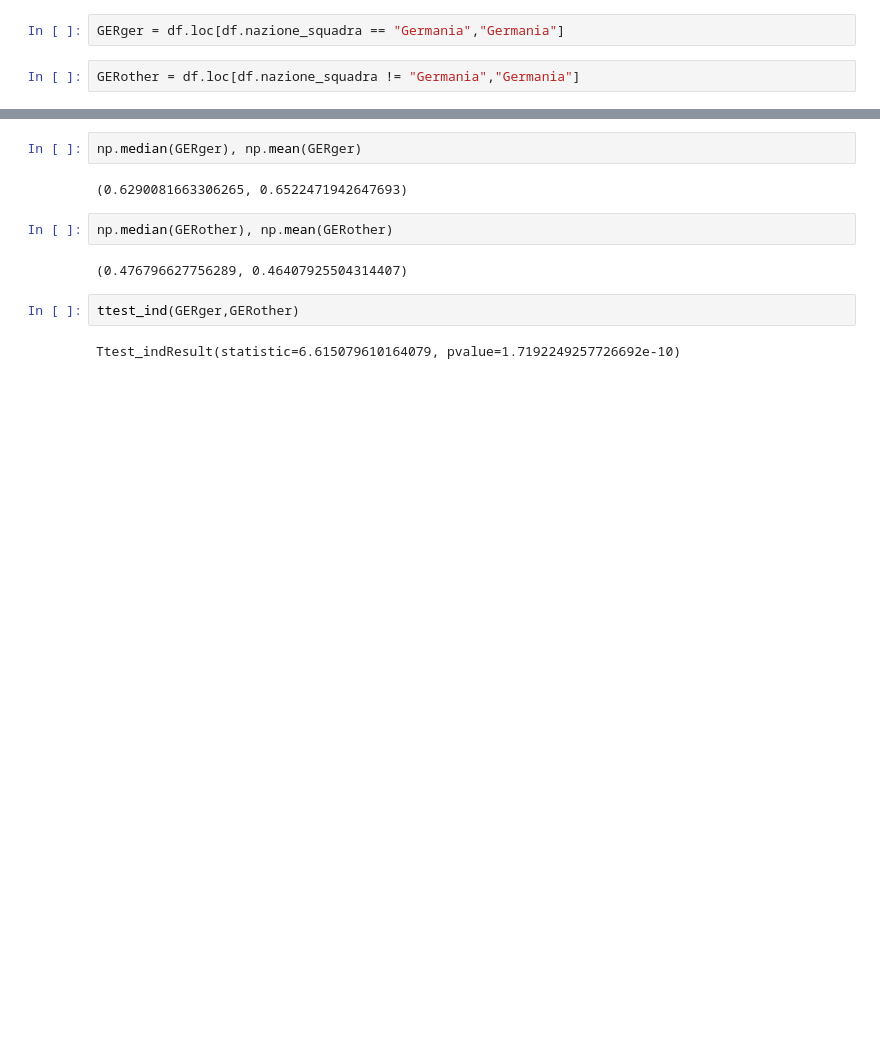
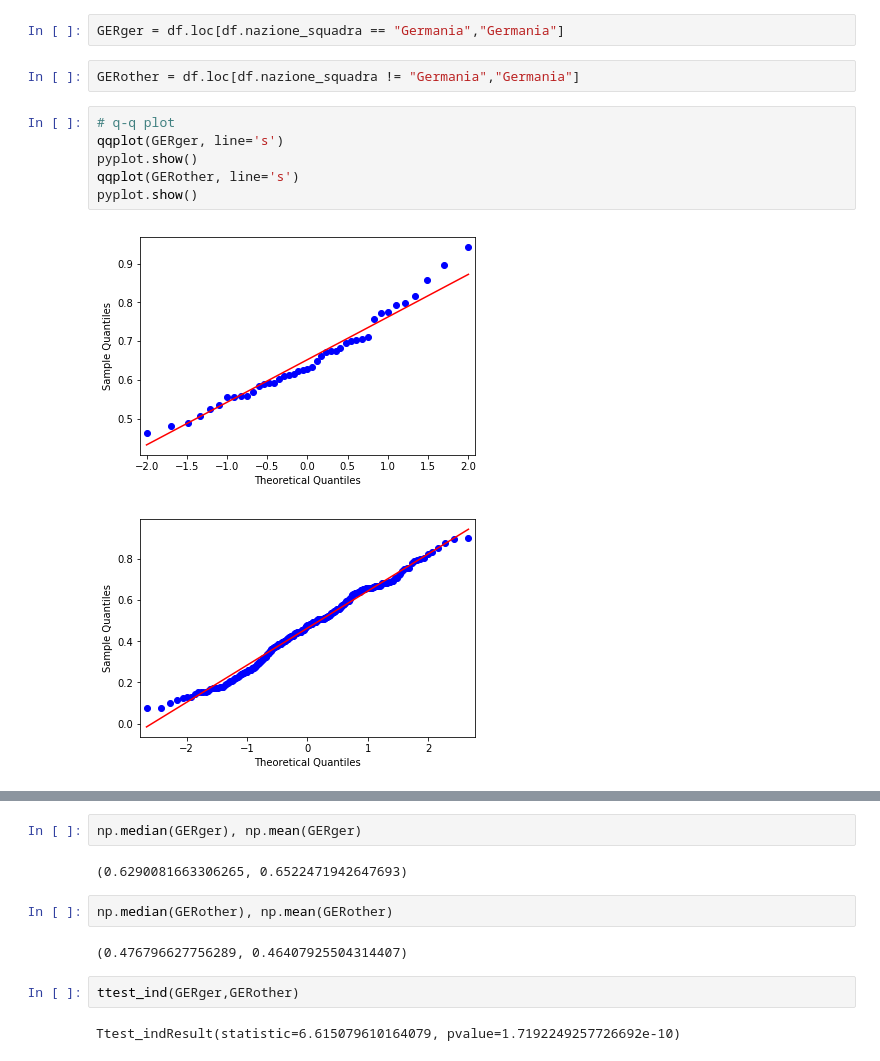
Before and after one commit to FedericoMelograna/popolarita-nel-calcio, a Jupyter notebook: source/Data_Analysis/02 - T test.ipynb, the cells around one changed output, grey strips where cells are left out. Cells and saved outputs as stored; diff of their text form; blank space fills up the shorter version.

```diff
--- a/source/Data_Analysis/02 - T test.ipynb
+++ b/source/Data_Analysis/02 - T test.ipynb
@@ -198,3 +253,12 @@ Ttest_indResult(statistic=12.771833948957502, pvalue=4.340051640417484e-30)
 GERger = df.loc[df.nazione_squadra == "Germania","Germania"]
 # %%
 GERother = df.loc[df.nazione_squadra != "Germania","Germania"]
+# %%
+# q-q plot
+qqplot(GERger, line='s')
+pyplot.show()
+qqplot(GERother, line='s')
+pyplot.show()
+# %% [output]
+[figure, added]
+[figure, added]
```
Also changed, not shown: parts of 40 cells of this notebook.
